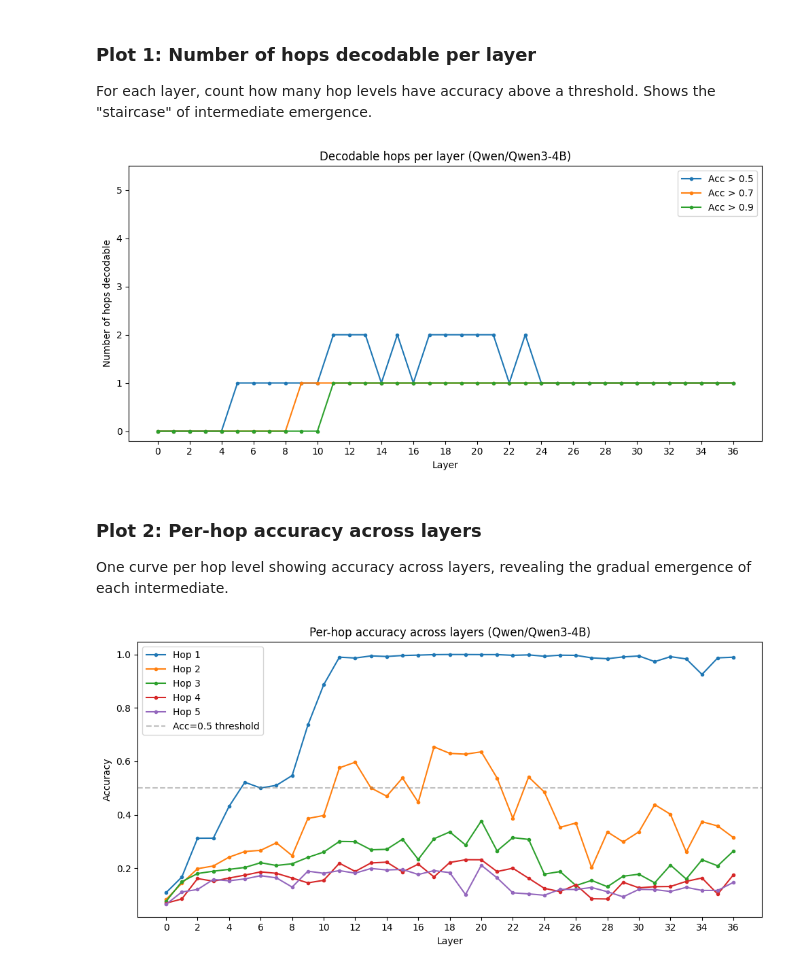
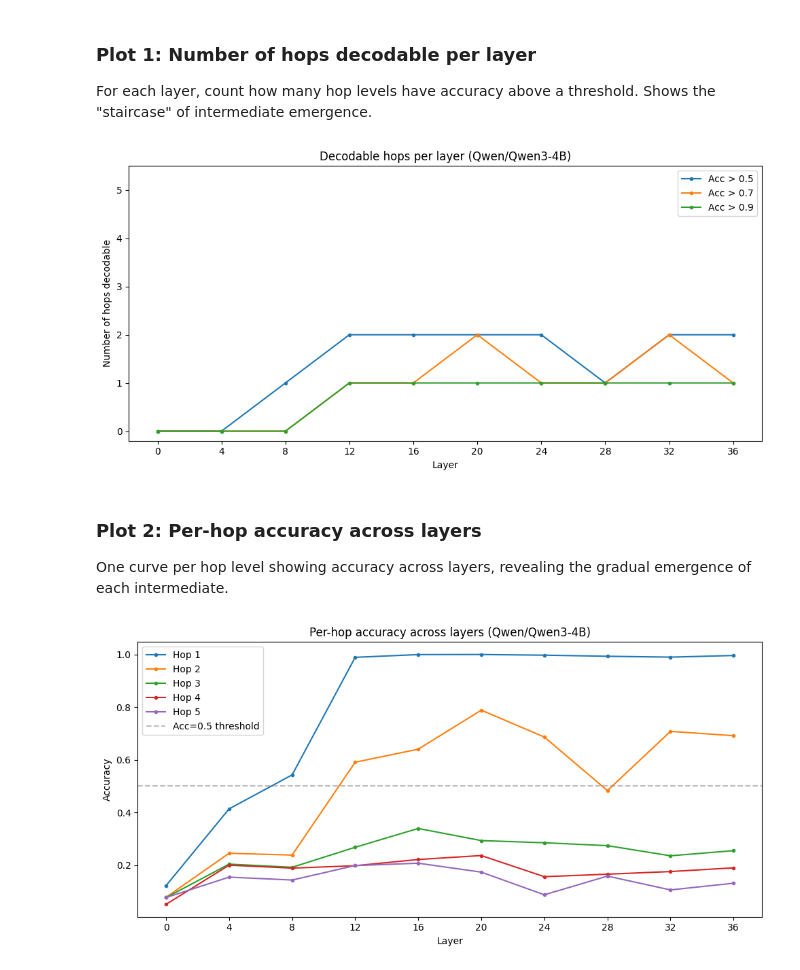
Before and after one commit to japhba/forward-pass-CoT, a Jupyter notebook: notebook.ipynb, the cells around one changed output. Cells and saved outputs as stored; diff of their text form; code cells hidden in the pictures.

```diff
--- a/notebook.ipynb
+++ b/notebook.ipynb
@@ -42,6 +38,6 @@ for ex in examples[:3]:
 Run the model on all prompts, collecting the last-token hidden state at every layer.
 Also greedy-decode a few tokens to check model accuracy. Results are cached to `data/hidden_states.pt`.
 # %%
-data = extract_hidden_states(examples)
+data = extract_hidden_states(MODEL_NAME, examples)
 print(f"Hidden states shape: {data['hidden_states'].shape}")
 # %% [output]
@@ -76,15 +76,18 @@ Loss curves shape: (37, 5, 100)  (layers × hops × epochs)
 # %% [markdown]
 ### Accuracy heatmap
 # %%
-fig, ax = plt.subplots(figsize=(6, 10))
+layer_indices = data["layer_indices"]
+
+fig, ax = plt.subplots(figsize=(6, 6))
 im = ax.imshow(acc_matrix, aspect="auto", cmap="viridis", vmin=0, vmax=1)
 ax.set_xlabel("Hop level")
 ax.set_ylabel("Layer")
 ax.set_xticks(range(acc_matrix.shape[1]))
 ax.set_xticklabels([f"Hop {i+1}" for i in range(acc_matrix.shape[1])])
+ax.set_yticks(range(len(layer_indices)))
+ax.set_yticklabels(layer_indices)
 ax.set_title(f"Accuracy by layer and hop ({MODEL_NAME})")
 fig.colorbar(im, ax=ax, label="Accuracy")
 fig.tight_layout()
-fig.savefig("accuracy_matrix.png")
 plt.show()
 # %% [output]
@@ -92,18 +95,18 @@ plt.show()
 # %%
 ### Loss curves — sample a few (layer, hop) pairs to check convergence
 fig, axes = plt.subplots(1, 5, figsize=(18, 4), sharey=True)
-n_layers = loss_curves.shape[0]
-sample_layers = [0, n_layers // 4, n_layers // 2, 3 * n_layers // 4, n_layers - 1]
+n_probed = len(layer_indices)
+sample = [0, n_probed // 4, n_probed // 2, 3 * n_probed // 4, n_probed - 1]
 for hop in range(loss_curves.shape[1]):
     ax = axes[hop]
-    for l in sample_layers:
-        curve = loss_curves[l, hop, :]
+    for s in sample:
+        curve = loss_curves[s, hop, :]
         if not np.all(np.isnan(curve)):
-            ax.plot(curve, label=f"L{l}", linewidth=1)
+            ax.plot(curve, label=f"L{layer_indices[s]}", linewidth=1)
     ax.set_title(f"Hop {hop+1}")
     ax.set_xlabel("Epoch")
     if hop == 0:
-        ax.set_ylabel("Log loss (test)")
+        ax.set_ylabel("Cross-entropy (test)")
     ax.legend(fontsize=7)
 fig.suptitle(f"Probe convergence ({MODEL_NAME})", y=1.02)
 fig.tight_layout()
@@ -117,24 +120,23 @@ plt.show()
 
 For each layer, count how many hop levels have accuracy above a threshold. Shows the "staircase" of intermediate emergence.
 # %%
-n_layers, max_hop = acc_matrix.shape
-layers = np.arange(n_layers)
+n_probed, max_hop = acc_matrix.shape
 
 fig, ax = plt.subplots(figsize=(10, 5))
 for thresh in [0.5, 0.7, 0.9]:
-    counts = [np.sum(acc_matrix[l][~np.isnan(acc_matrix[l])] > thresh) for l in range(n_layers)]
-    ax.plot(layers, counts, marker="o", markersize=3, label=f"Acc > {thresh}")
+    counts = [np.sum(acc_matrix[l][~np.isnan(acc_matrix[l])] > thresh) for l in range(n_probed)]
+    ax.plot(layer_indices, counts, marker="o", markersize=3, label=f"Acc > {thresh}")
 ax.set_xlabel("Layer")
 ax.set_ylabel("Number of hops decodable")
 ax.set_title(f"Decodable hops per layer ({MODEL_NAME})")
 ax.legend()
 ax.set_ylim(-0.2, max_hop + 0.5)
-ax.set_xticks(layers[::2])
+ax.set_xticks(layer_indices)
 fig.tight_layout()
 fig.savefig("plot_decodable_hops.png", dpi=150)
 plt.show()
 # %% [output]
-[figure, old version]
+[figure, new version]
 # %% [markdown]
 ### Plot 2: Per-hop accuracy across layers
 
@@ -142,17 +144,17 @@ One curve per hop level showing accuracy across layers, revealing the gradual em
 # %%
 fig, ax = plt.subplots(figsize=(10, 5))
 for hop in range(max_hop):
     vals = acc_matrix[:, hop]
     valid = ~np.isnan(vals)
-    ax.plot(layers[valid], vals[valid], marker="o", markersize=3, label=f"Hop {hop+1}")
+    ax.plot(np.array(layer_indices)[valid], vals[valid], marker="o", markersize=3, label=f"Hop {hop+1}")
 ax.axhline(0.5, color="gray", linestyle="--", alpha=0.5, label="Acc=0.5 threshold")
 ax.set_xlabel("Layer")
 ax.set_ylabel("Accuracy")
 ax.set_title(f"Per-hop accuracy across layers ({MODEL_NAME})")
 ax.legend()
-ax.set_xticks(layers[::2])
+ax.set_xticks(layer_indices)
 fig.tight_layout()
 fig.savefig("plot_per_hop_accuracy.png", dpi=150)
 plt.show()
 # %% [output]
-[figure, old version]
+[figure, new version]
```
Also changed, not shown: parts of 11 cells of this notebook, 1 other file.
